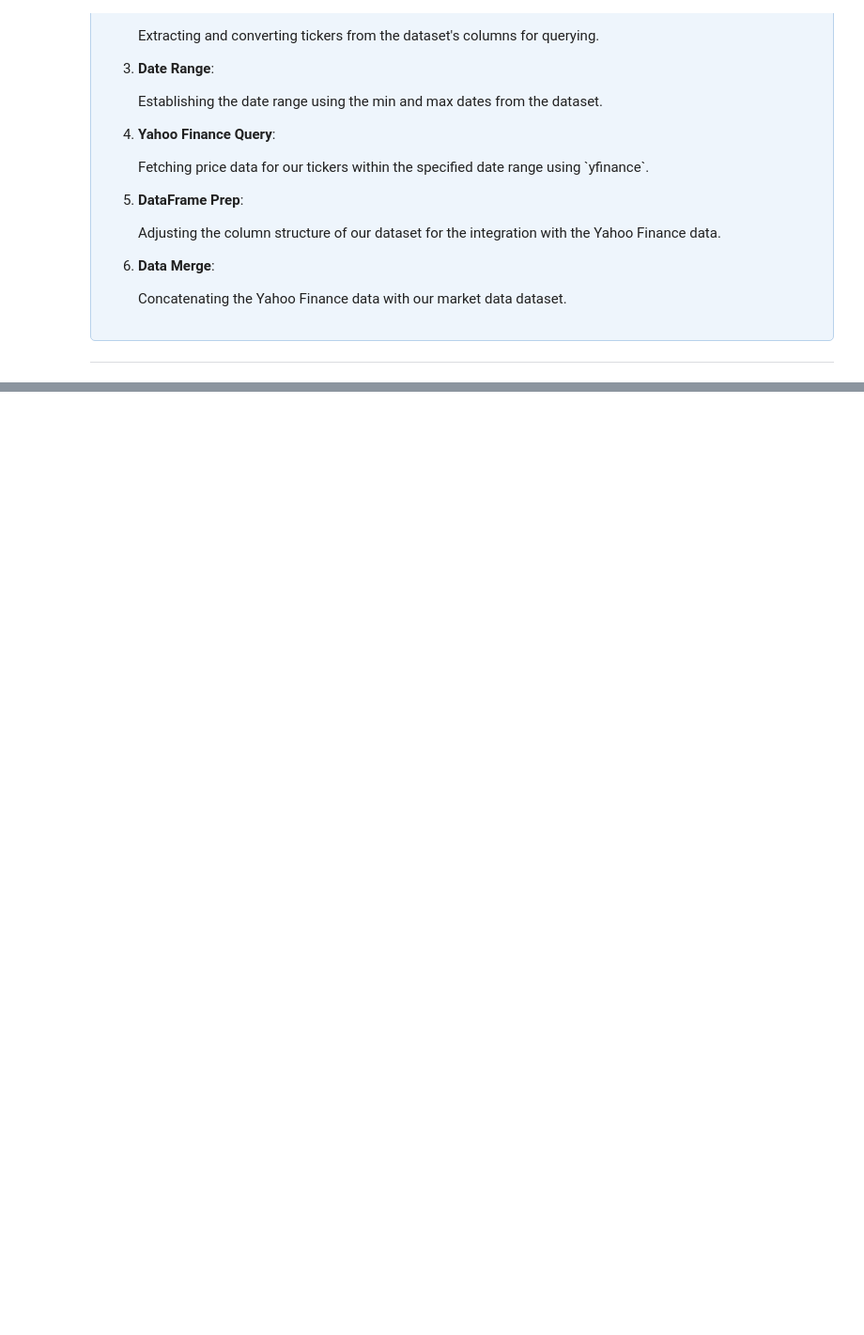
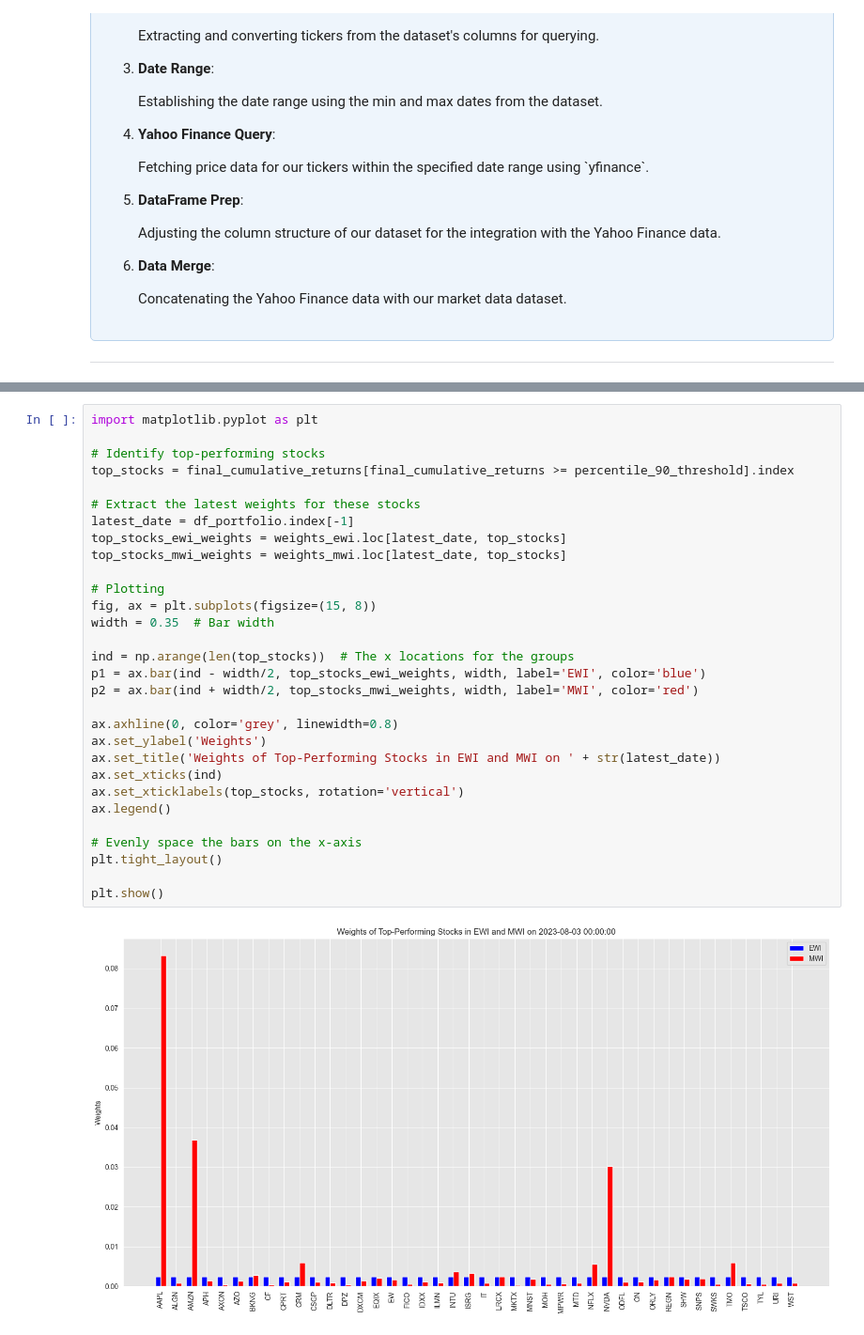
Before and after one commit to zahrabihlal/SP500-EqualVsMarket-PerformanceDive, a Jupyter notebook: MWI_vs_EWI_SP500.ipynb, the cells around one changed output, grey strips where cells are left out. Shown at 94% size. Saved outputs shown, nothing was run; the diff lists cells and outputs as text; blank space fills up the shorter version.

```diff
--- a/MWI_vs_EWI_SP500.ipynb
+++ b/MWI_vs_EWI_SP500.ipynb
@@ -385,0 +557,32 @@ fig.show()
+# %%
+import matplotlib.pyplot as plt
+
+# Identify top-performing stocks
+top_stocks = final_cumulative_returns[final_cumulative_returns >= percentile_90_threshold].index
+
+# Extract the latest weights for these stocks
+latest_date = df_portfolio.index[-1]
+top_stocks_ewi_weights = weights_ewi.loc[latest_date, top_stocks]
+top_stocks_mwi_weights = weights_mwi.loc[latest_date, top_stocks]
+
+# Plotting
+fig, ax = plt.subplots(figsize=(15, 8))
+width = 0.35  # Bar width
+
+ind = np.arange(len(top_stocks))  # The x locations for the groups
+p1 = ax.bar(ind - width/2, top_stocks_ewi_weights, width, label='EWI', color='blue')
+p2 = ax.bar(ind + width/2, top_stocks_mwi_weights, width, label='MWI', color='red')
+
+ax.axhline(0, color='grey', linewidth=0.8)
+ax.set_ylabel('Weights')
+ax.set_title('Weights of Top-Performing Stocks in EWI and MWI on ' + str(latest_date))
+ax.set_xticks(ind)
+ax.set_xticklabels(top_stocks, rotation='vertical')
+ax.legend()
+
+# Evenly space the bars on the x-axis
+plt.tight_layout()
+
+plt.show()
+# %% [output]
+[figure, added]
```
Also changed, not shown: parts of 44 cells of this notebook.
